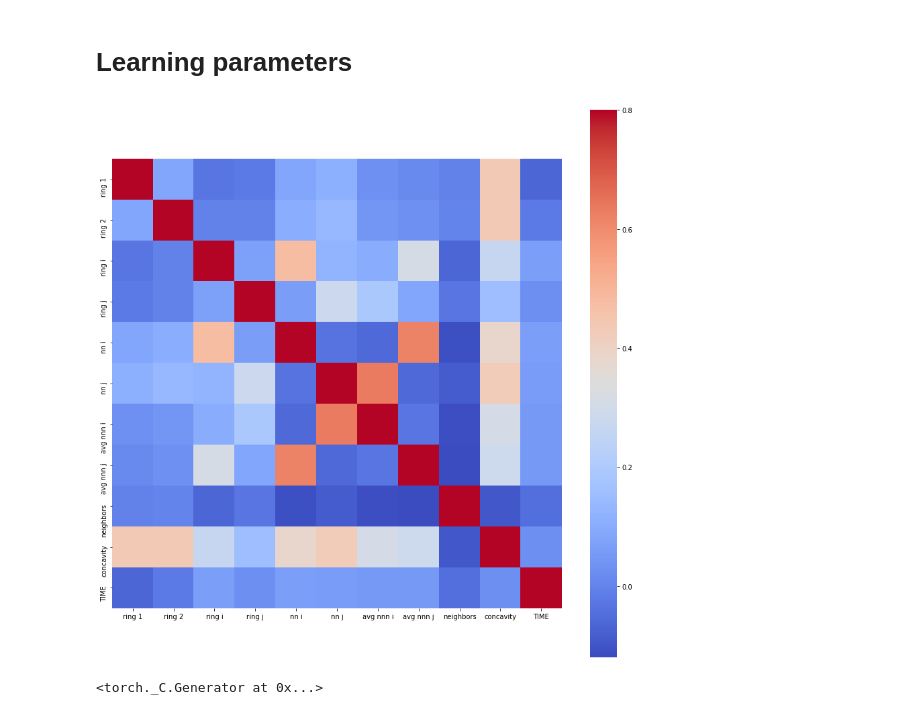
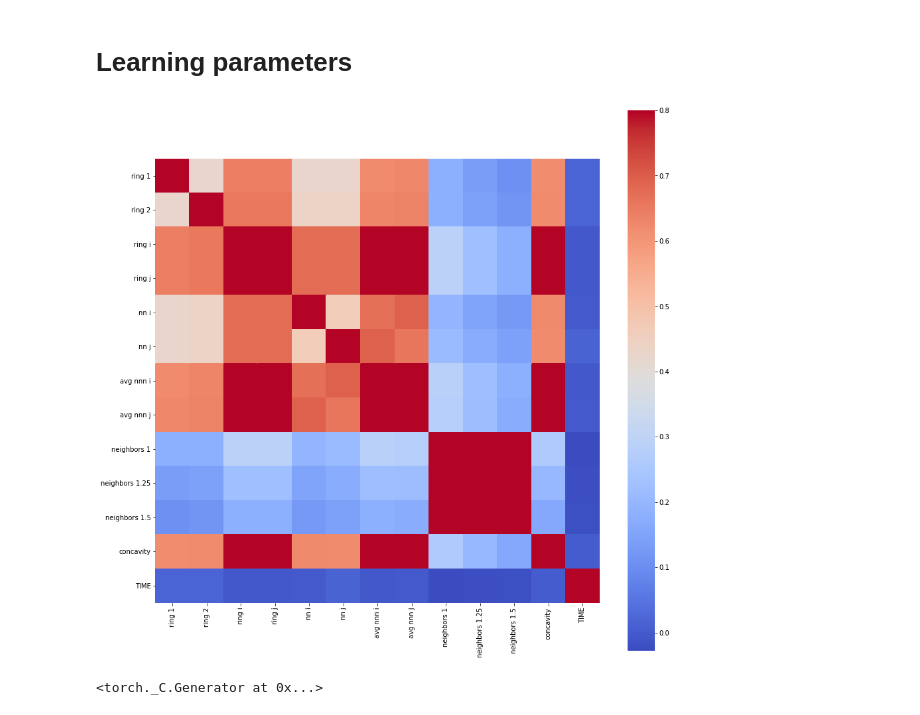
Before and after one commit to Simone7monaco/PatchyParticles, a Jupyter notebook: OrderParameters.ipynb, the cells around one changed output. Cells and saved outputs as stored; diff of their text form; code cells hidden in the pictures.

```diff
--- a/OrderParameters.ipynb
+++ b/OrderParameters.ipynb
@@ -134,28 +199,22 @@ def distance(r,s):
     if r.size == 2 : return norm(nearestimage(r-s))
     else : return np.abs(rescale(r-s))
 
-def rneighbors(i, j, r=2):
+def rneighbors(i, j, r=(1, 1.25, 1.5)):
 #     print(C[i], C[j])
     m = C[i] + nearestimage(C[j]-C[i])/2
 #     print(">>", m)
-    c, t, di = 1, 0, 1 #the 1st is already counted
-    start=C_sort.index(list(C[i]))
-    while t <r:
-#         d1=distance(m, np.array(C_sort[(start+di)%N]))
-#         print(d1)
-        if distance(m, np.array(C_sort[(start+di)%N]))<r: c += 1
-        if distance(m, np.array(C_sort[(start-di)%N]))<r: c += 1 #even C_sort[-something] to consider boundary conditions
+    c=[1 for i in range(len(r))]
+    t, di = 0, 1 #the 1st is already counted
+    start=C_sort.index(list(C[i])) #trusting the fact that there are no repetitions
+
+    while t < r[-1]:
+        d1=distance(m, np.array(C_sort[(start+di)%N]))
+        d2=distance(m, np.array(C_sort[(start-di)%N]))
+        for k in range(len(r)):
+            if d1<r[k] : c[k] += 1
+            if d1<r[k] : c[k] += 1
+
         di += 1
-        t = np.min((distance(m[0], C_sort[(start+di)%N][0]), distance(m[0], C_sort[(start-di)%N][0])))
+        t = np.min([distance(m[0], C_sort[(start+di)%N][0]), distance(m[0], C_sort[(start-di)%N][0])])
 #     print(c)
     return c
-# %%
-i,j= 49, 847
-#rneighbors(i, j)
-m = (C[i]+C[j])/2
-start=C_sort.index(list(C[i]))
-print(C[i], C_sort[start])
-print(m)
-#print(distance(m, C[i]), distance(m, C_sort[start]))
-#distance(m, C[i])
-np.linalg.norm(nearestimage(np.abs(m-C[i])))
@@ -204,6 +257,5 @@ plt.show()
 # %%
-#NEW
-X = np.array([-1*np.ones(10) for i in range(len(edgelist))])
+X = np.array([-1*np.ones(12) for i in range(len(edgelist))])
 P= dict()
 t0= tm.time()
 for i in range(N):
@@ -235,8 +287,8 @@ for i in range(N):
                 X[e_idx][2:4] = np.zeros(2)
 
             X[e_idx][4:6] = np.array([len(G[i]), len(G[j])])
-            X[e_idx][8] = rneighbors(i,j)
-            X[e_idx][9] = c1+c2
+            X[e_idx][8:11] = rneighbors(i,j)
+            X[e_idx][11] = c1+c2
         avg += len(G[j])
 
     avg /= len(G[i])                                                             #finds 3
@@ -283,17 +336,16 @@ torchy=torch.from_numpy(y).float().unsqueeze(1)
 # %%
 DF=np.hstack((X,np.atleast_2d(y).T))
 DF=pd.DataFrame(DF)
-DF.columns = ["ring 1", "ring 2", "ring i", "ring j", "nn i", "nn j", "avg nnn i", "avg nnn j", "neighbors", "concavity", "TIME"]
-#DF.columns = ["ring 1", "ring 2", "ring i", "ring j", "nn i", "nn j", "avg nnn i", "avg nnn j", "neighbors", "TIME"]
+DF.columns = ["ring 1", "ring 2", "ring i", "ring j", "nn i", "nn j", "avg nnn i", "avg nnn j", "neighbors 1", "neighbors 1.25", "neighbors 1.5", "concavity", "TIME"]
 #DF.index=[str(e) for e in edgelist]
 
 C_mat = DF.corr()
 fig = plt.figure(figsize = (15,15))
 
 sb.heatmap(C_mat, vmax = .8, square = True, cmap="coolwarm")
 plt.show()
 # %% [output]
-[figure, old version]
+[figure, new version]
 # %%
 def test_train_split(X, y, test_fraction, shuffle=True):
     d_size = len(X)
```
Also changed, not shown: parts of 15 cells of this notebook.
